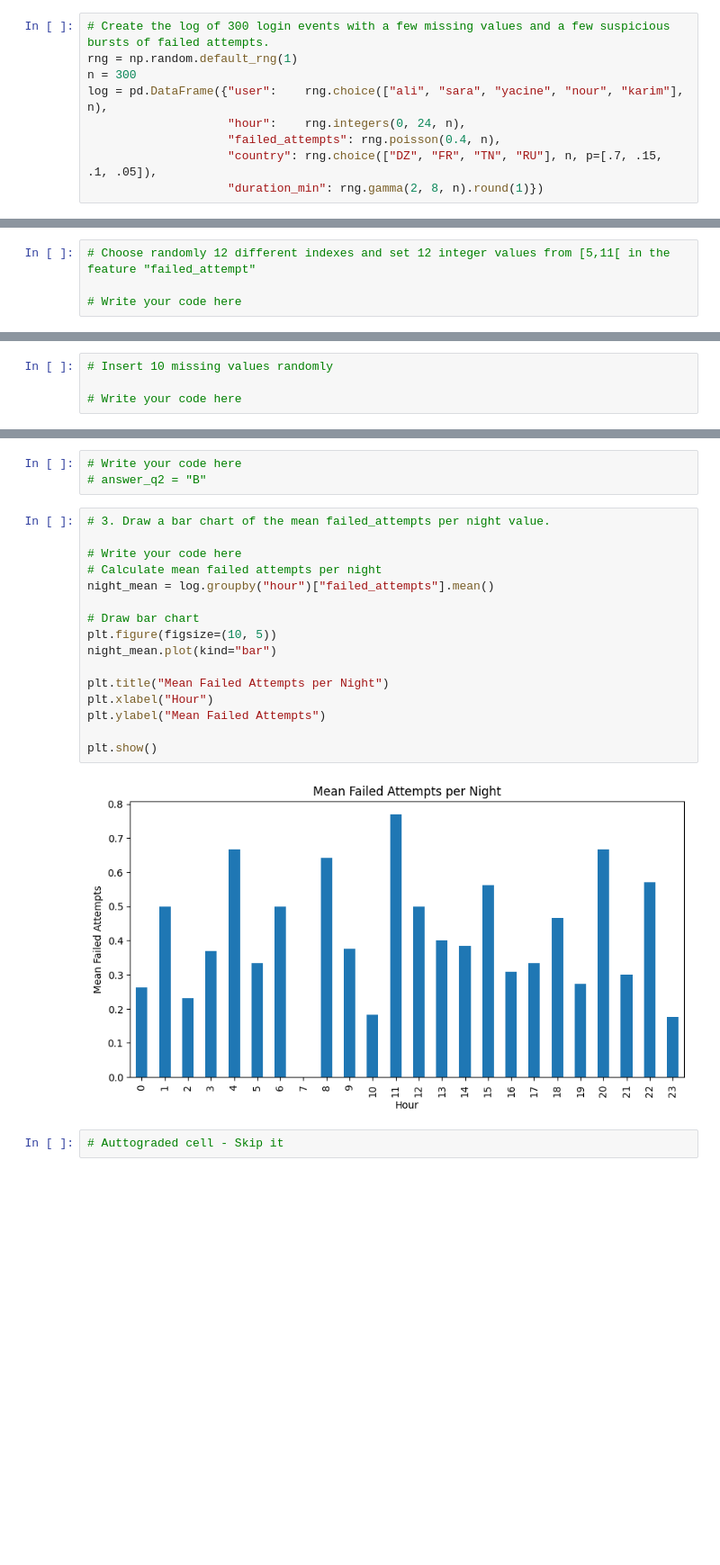
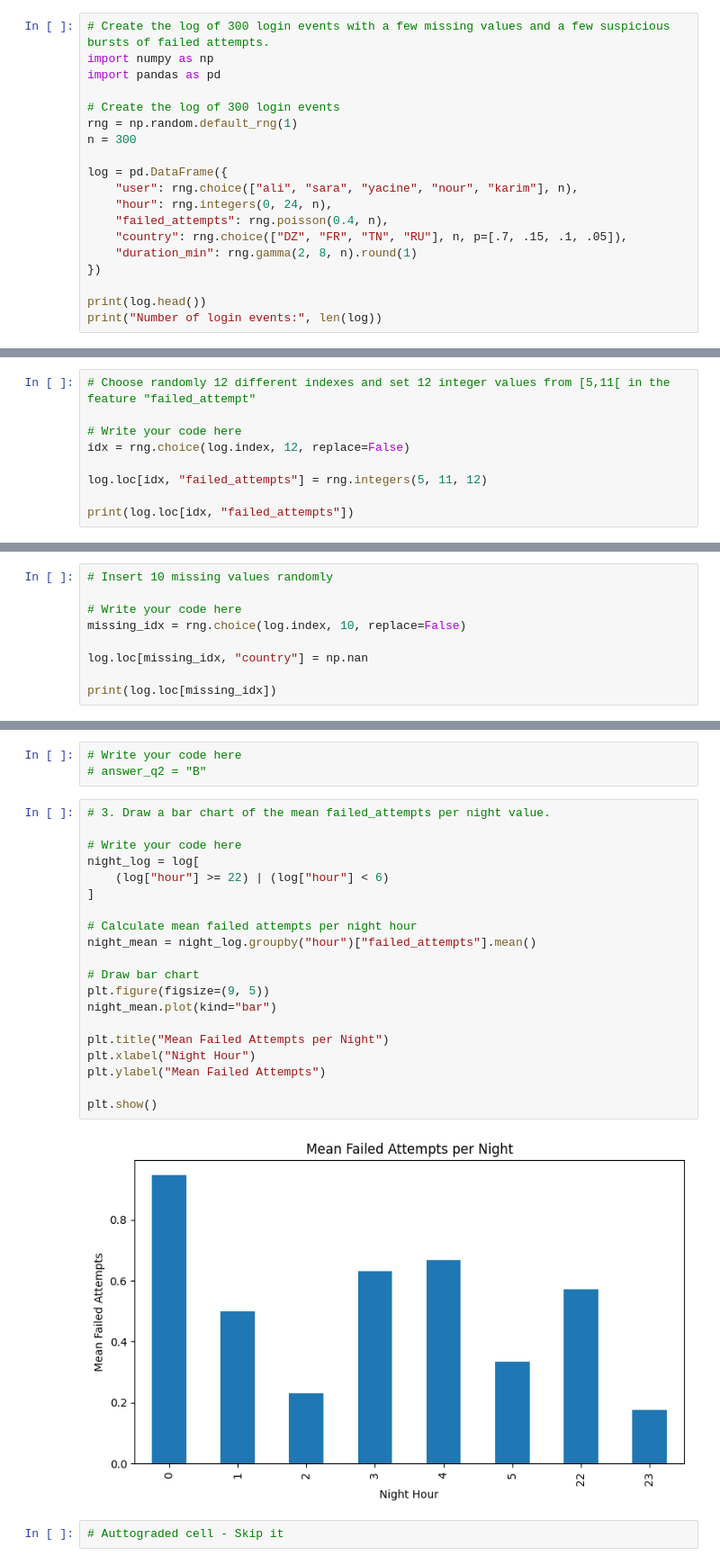
Before and after one commit to amelkhelifi-del/Projet, a Jupyter notebook: TP1.ipynb, the cells around one changed output, grey strips where cells are left out. Shown at 90% size. Cells and saved outputs as stored; diff of their text form; blank space fills up the shorter version.

```diff
--- a/TP1.ipynb
+++ b/TP1.ipynb
@@ -91,10 +91,20 @@ predicated_pam = [ True  True  True  True]
 Let's create a log of 300 login events with a few missing values and a few suspicious bursts of failed attempts.
 # %%
 # Create the log of 300 login events with a few missing values and a few suspicious bursts of failed attempts.
+import numpy as np
+import pandas as pd
+
+# Create the log of 300 login events
 rng = np.random.default_rng(1)
 n = 300
-log = pd.DataFrame({"user":    rng.choice(["ali", "sara", "yacine", "nour", "karim"], n),
-                    "hour":    rng.integers(0, 24, n),
-                    "failed_attempts": rng.poisson(0.4, n),
-                    "country": rng.choice(["DZ", "FR", "TN", "RU"], n, p=[.7, .15, .1, .05]),
-                    "duration_min": rng.gamma(2, 8, n).round(1)})
+
+log = pd.DataFrame({
+    "user": rng.choice(["ali", "sara", "yacine", "nour", "karim"], n),
+    "hour": rng.integers(0, 24, n),
+    "failed_attempts": rng.poisson(0.4, n),
+    "country": rng.choice(["DZ", "FR", "TN", "RU"], n, p=[.7, .15, .1, .05]),
+    "duration_min": rng.gamma(2, 8, n).round(1)
+})
+
+print(log.head())
+print("Number of login events:", len(log))
@@ -105,3 +123,8 @@ log = pd.DataFrame({"user":    rng.choice(["ali", "sara", "yacine", "nour", "kar
 # Choose randomly 12 different indexes and set 12 integer values from [5,11[ in the feature "failed_attempt"
 
 # Write your code here
+idx = rng.choice(log.index, 12, replace=False)
+
+log.loc[idx, "failed_attempts"] = rng.integers(5, 11, 12)
+
+print(log.loc[idx, "failed_attempts"])
@@ -112,3 +149,8 @@ log = pd.DataFrame({"user":    rng.choice(["ali", "sara", "yacine", "nour", "kar
 # Insert 10 missing values randomly
 
 # Write your code here
+missing_idx = rng.choice(log.index, 10, replace=False)
+
+log.loc[missing_idx, "country"] = np.nan
+
+print(log.loc[missing_idx])
@@ -191,21 +268,25 @@ IndentationError: unexpected indent (1357432129.py, line 2)
 # %%
 # 3. Draw a bar chart of the mean failed_attempts per night value.
 
 # Write your code here
-# Calculate mean failed attempts per night
-night_mean = log.groupby("hour")["failed_attempts"].mean()
+night_log = log[
+    (log["hour"] >= 22) | (log["hour"] < 6)
+]
+
+# Calculate mean failed attempts per night hour
+night_mean = night_log.groupby("hour")["failed_attempts"].mean()
 
 # Draw bar chart
-plt.figure(figsize=(10, 5))
+plt.figure(figsize=(9, 5))
 night_mean.plot(kind="bar")
 
 plt.title("Mean Failed Attempts per Night")
-plt.xlabel("Hour")
+plt.xlabel("Night Hour")
 plt.ylabel("Mean Failed Attempts")
 
 plt.show()
 # %% [output]
-[figure, old version]
+[figure, new version]
 # %%
 # Auttograded cell - Skip it
 # %% [markdown]
```
Also changed, not shown: parts of 12 cells of this notebook.
